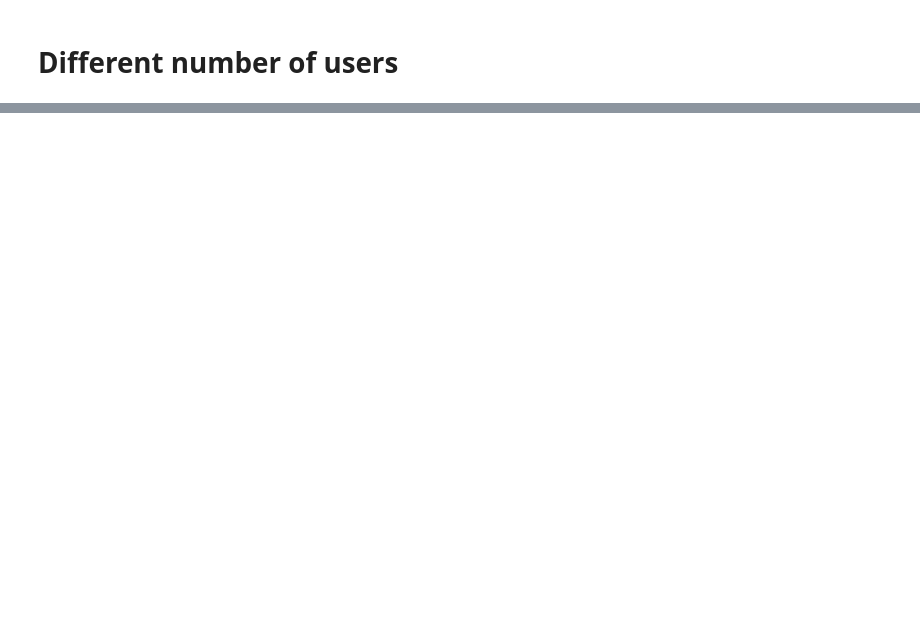
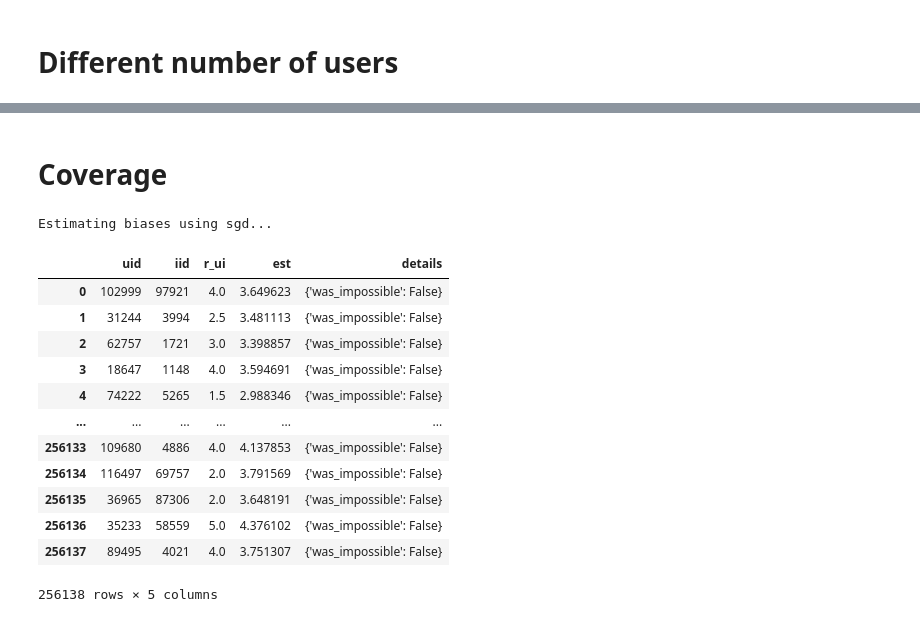
Before and after one commit to nding17/MovieRecommendation, a Jupyter notebook: EDA.ipynb, the cells around one changed output, grey strips where cells are left out. Cells and saved outputs as stored; diff of their text form; code cells hidden in the pictures; blank space fills up the shorter version.

```diff
--- a/EDA.ipynb
+++ b/EDA.ipynb
@@ -214,0 +179,27 @@ runtime
+# %% [markdown]
+# Coverage
+# %%
+from surprise.model_selection import train_test_split
+trainset, testset = train_test_split(data, test_size=0.2)
+# %%
+algo.fit(trainset)
+test = algo.test(testset)
+test = pd.DataFrame(test)
+# %% [output]
+Estimating biases using sgd...
+# %%
+test
+# %% [output]
+|  | uid | iid | r_ui | est | details |
+| 0 | 102999 | 97921 | 4.0 | 3.649623 | {'was_impossible': False} |
+| 1 | 31244 | 3994 | 2.5 | 3.481113 | {'was_impossible': False} |
+| 2 | 62757 | 1721 | 3.0 | 3.398857 | {'was_impossible': False} |
+| 3 | 18647 | 1148 | 4.0 | 3.594691 | {'was_impossible': False} |
+| 4 | 74222 | 5265 | 1.5 | 2.988346 | {'was_impossible': False} |
+| ... | ... | ... | ... | ... | ... |
+| 256133 | 109680 | 4886 | 4.0 | 4.137853 | {'was_impossible': False} |
+| 256134 | 116497 | 69757 | 2.0 | 3.791569 | {'was_impossible': False} |
+| 256135 | 36965 | 87306 | 2.0 | 3.648191 | {'was_impossible': False} |
+| 256136 | 35233 | 58559 | 5.0 | 4.376102 | {'was_impossible': False} |
+| 256137 | 89495 | 4021 | 4.0 | 3.751307 | {'was_impossible': False} |
+256138 rows × 5 columns
```
Also changed, not shown: parts of 15 cells of this notebook, 2 other files.
